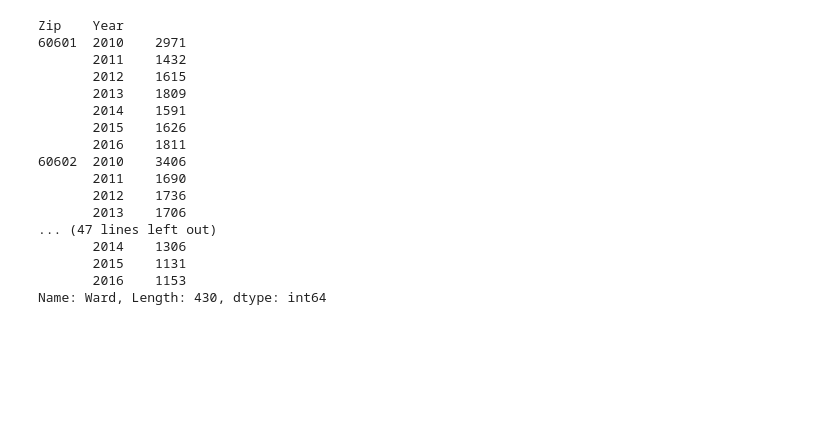
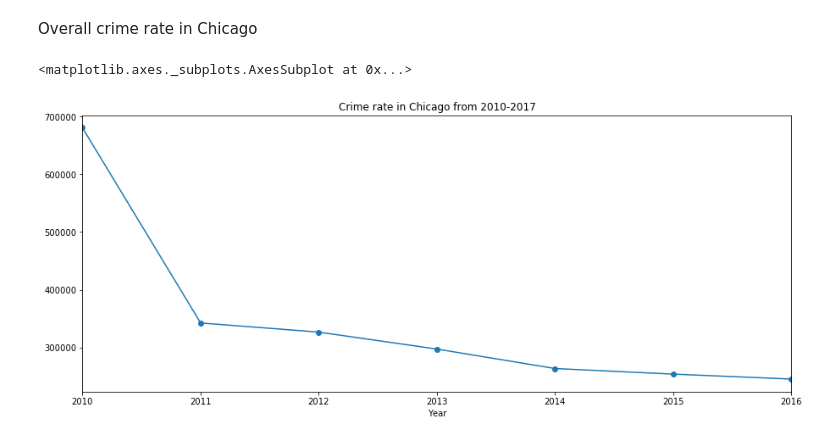
Before and after one commit to wakr/in_ds_2017, a Jupyter notebook: visualizations/LinearModel.ipynb, the cells around one changed output. Drawn from its saved outputs; the diff is of its cells as text; code cells hidden in the pictures; blank space fills up the shorter version.

```diff
--- a/visualizations/LinearModel.ipynb
+++ b/visualizations/LinearModel.ipynb
@@ -1,3 +1,5 @@
 # %%
 %matplotlib inline
 import pandas as pd
+from matplotlib.pylab import rcParams
+rcParams['figure.figsize'] = 15, 6
@@ -7,20 +6,17 @@ grouped_df = df.groupby(["Zip", "Year"]).count()
-# %%
-grouped_df
-# %% [output]
-Zip    Year
-60601  2010    2971
-       2011    1432
-       2012    1615
-       2013    1809
-       2014    1591
-       2015    1626
-       2016    1811
-60602  2010    3406
-       2011    1690
-       2012    1736
-       2013    1706
-... (47 lines left out)
-       2014    1306
-       2015    1131
-       2016    1153
-Name: Ward, Length: 430, dtype: int64
+# %%
+def parse_date_month(d):
+    parsed = d.split(" ")[0].split("/")
+    return parsed[2]+ "-" + parsed[0]
+# %%
+df = pd.read_csv("../data/crimes_in_polygon.csv")
+df = df.query("Year < 2017")[["ID", "Date", "Year", "Zip"]]
+df["Month"] = df["Date"].apply(parse_date_month)
+df["Month"] = pd.to_datetime(df["Month"])
+# %% [markdown]
+Overall crime rate in Chicago
+# %%
+df_by_year = df.groupby("Year").count().ID
+df_by_year.plot(title="Crime rate in Chicago from 2010-2017", marker='o')
+# %% [output]
+<matplotlib.axes._subplots.AxesSubplot at 0x...>
+[figure, added]
```
Also changed, not shown: parts of 4 cells of this notebook.
